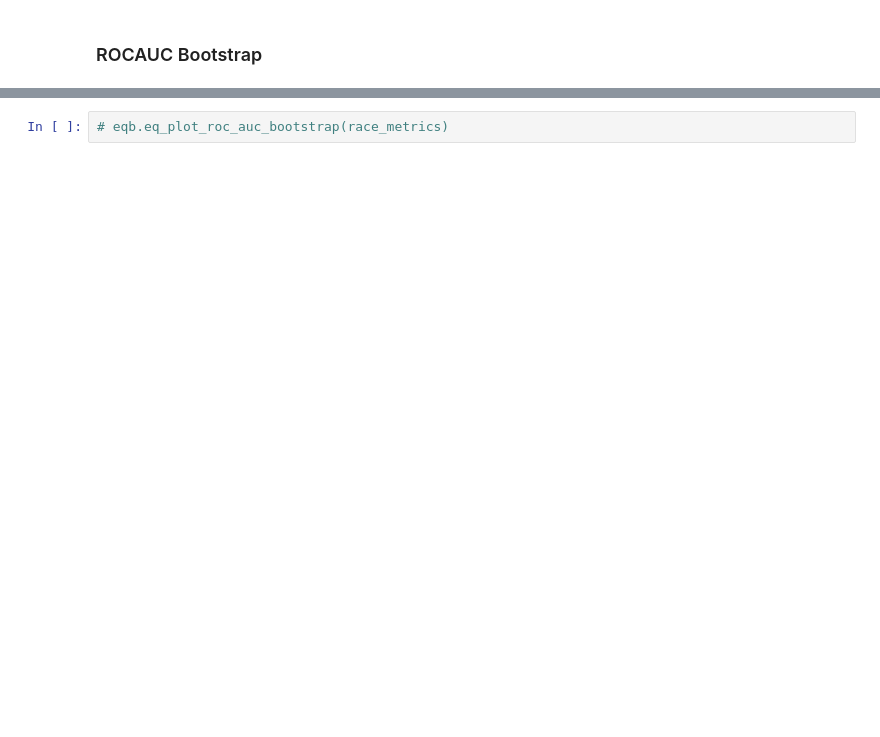
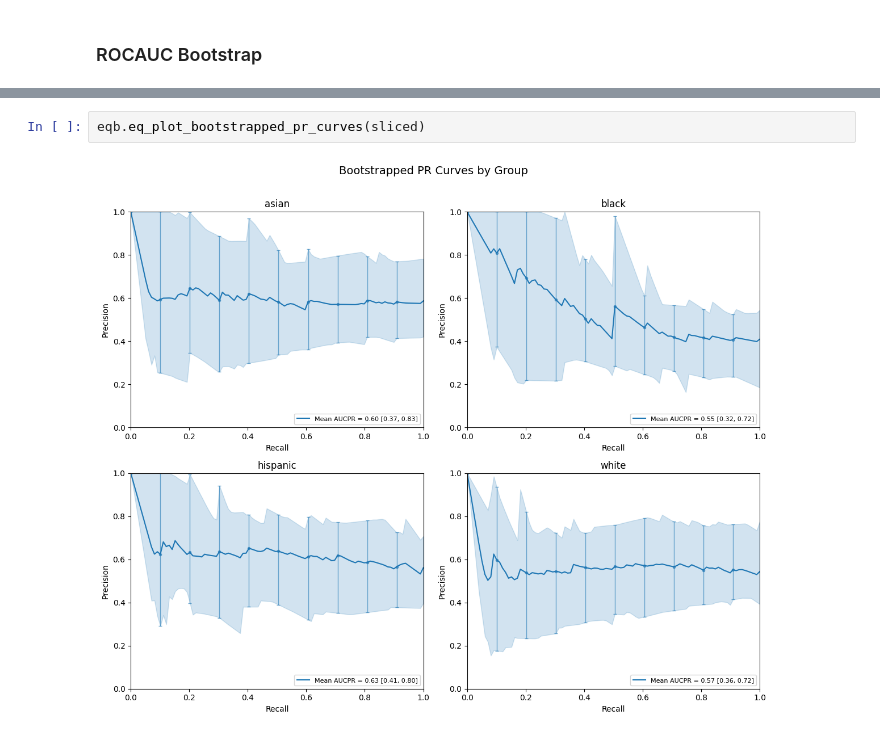
Before and after one commit to uclamii/equiboots_docs, a Jupyter notebook: notebooks/equi_boots_plots.ipynb, the cells around one changed output, grey strips where cells are left out. Drawn from its saved outputs; the diff is of its cells as text; blank space fills up the shorter version.

Commit message:
Creating precision recall plots

```diff
--- a/notebooks/equi_boots_plots.ipynb
+++ b/notebooks/equi_boots_plots.ipynb
@@ -162,2 +161,4 @@ eq_plot_bootstrapped_roc_curves(sliced)
-# %%
-# eqb.eq_plot_roc_auc_bootstrap(race_metrics)
+# %%
+eqb.eq_plot_bootstrapped_pr_curves(sliced)
+# %% [output]
+[figure, added]
```
Also changed, not shown: parts of 6 cells of this notebook, 1 other file.
